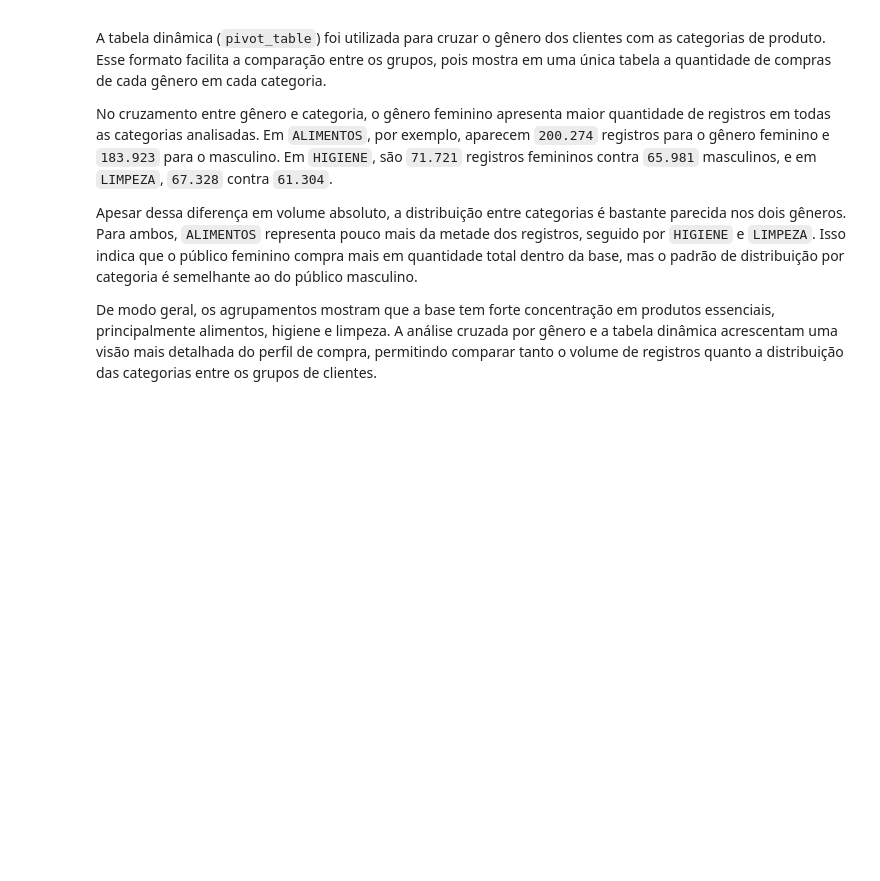
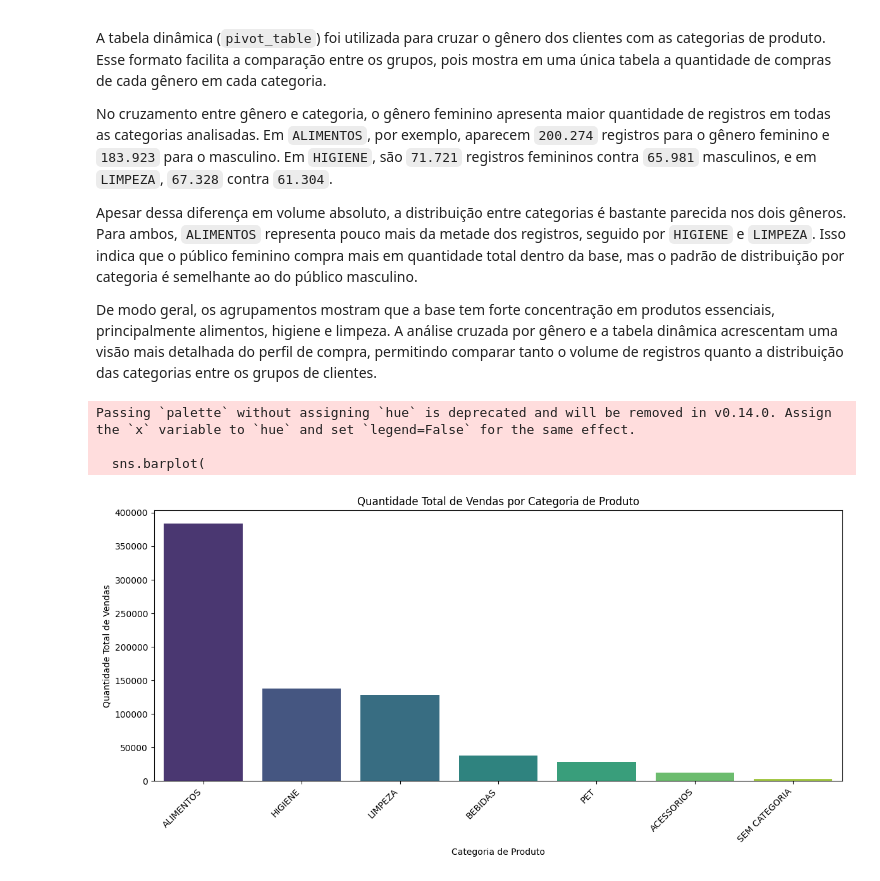
Before and after one commit to cfneves/turma02-visualizacao-de-dados, a Jupyter notebook: modulo-01/mini-projeto/alunos/samuel_bucco/mini_projeto_01.ipynb, the cells around one changed output. Saved outputs shown, nothing was run; the diff lists cells and outputs as text; code cells hidden in the pictures; blank space fills up the shorter version.

```diff
--- a/modulo-01/mini-projeto/alunos/samuel_bucco/mini_projeto_01.ipynb
+++ b/modulo-01/mini-projeto/alunos/samuel_bucco/mini_projeto_01.ipynb
@@ -21,7 +21,7 @@ from pathlib import Path
 def extrair_dados():
     path = kagglehub.dataset_download("namespaiva/base-varejo")
     csv_path = Path(path) / "Base Varejo.csv"
-    df = pd.read_csv(csv_path, sep=';')
+    df = pd.read_csv(csv_path, sep=';', encoding='cp1252', decimal=',')
     return df
 # %%
 # Carrega o dataset para o ambiente de desenvolvimento a partir da função de extração implementada
@@ -86,6 +86,20 @@ df_limpo['DATA'] = pd.to_datetime(
 datas_invalidas = df_limpo['DATA'].isnull().sum()
 print(f"\nNúmero de datas inválidas após a conversão: {datas_invalidas}")
 
+# Cria uma nova coluna para o ano e mes da data
+df_limpo['ANO'] = df_limpo['DATA'].dt.year
+df_limpo['MES'] = df_limpo['DATA'].dt.month
+
+# Agrupar vendas por mês
+vendas_ano_mes = df_limpo.groupby('MES')['PR_ID'].count().reset_index(name='QUANTIDADE_VENDAS')
+print("\nQuantidade de vendas por mês:\n")
+print(vendas_ano_mes.to_string(index=False))
+
+# Agrupar vendas por ano
+vendas_ano = df_limpo.groupby('ANO')['PR_ID'].count().reset_index(name='QUANTIDADE_VENDAS')
+print("\nQuantidade de vendas por ano:\n")
+print(vendas_ano.to_string(index=False))
+
 # Remover linhas duplicadas
 linhas_duplicadas_antes_limpeza = df_limpo.duplicated().sum()
 
@@ -96,9 +110,3 @@ linhas_duplicadas_apos_limpeza = df_limpo.duplicated().sum()
 print(f"\nQuantidade de linhas duplicadas antes da limpeza: {linhas_duplicadas_antes_limpeza}")
 print(f"Quantidade de linhas duplicadas após a limpeza: {linhas_duplicadas_apos_limpeza}")
 print(f"Formato da base após remoção de duplicatas: {df_limpo.shape}\n")
-
-# Tratamento de categoria inconsistente da coluna PR_CAT
-
-df_limpo["PR_CAT"] = df_limpo["PR_CAT"].replace("#N/D", "SEM CATEGORIA")
-
-print(df_limpo["PR_CAT"].value_counts())
@@ -261,3 +354,26 @@ No cruzamento entre gênero e categoria, o gênero feminino apresenta maior quan
 Apesar dessa diferença em volume absoluto, a distribuição entre categorias é bastante parecida nos dois gêneros. Para ambos, `ALIMENTOS` representa pouco mais da metade dos registros, seguido por `HIGIENE` e `LIMPEZA`. Isso indica que o público feminino compra mais em quantidade total dentro da base, mas o padrão de distribuição por categoria é semelhante ao do público masculino.
 
 De modo geral, os agrupamentos mostram que a base tem forte concentração em produtos essenciais, principalmente alimentos, higiene e limpeza. A análise cruzada por gênero e a tabela dinâmica acrescentam uma visão mais detalhada do perfil de compra, permitindo comparar tanto o volume de registros quanto a distribuição das categorias entre os grupos de clientes.
+# %%
+# Gráfico de barras de vendas por categoria de produto
+import matplotlib.pyplot as plt
+import seaborn as sns
+
+plt.figure(figsize=(12, 6))
+sns.barplot(
+    data=vendas_por_categoria,
+    x='Categoria de Produto',
+    y='Quantidade Total de Vendas',
+    palette='viridis'
+)
+plt.title('Quantidade Total de Vendas por Categoria de Produto')
+plt.xlabel('Categoria de Produto')
+plt.ylabel('Quantidade Total de Vendas')
+plt.xticks(rotation=45, ha='right')
+plt.tight_layout()
+plt.show()
+# %% [output]
+Passing `palette` without assigning `hue` is deprecated and will be removed in v0.14.0. Assign the `x` variable to `hue` and set `legend=False` for the same effect.
+
+  sns.barplot(
+[figure, added]
```
Also changed, not shown: parts of 6 cells of this notebook, 2 other files.
